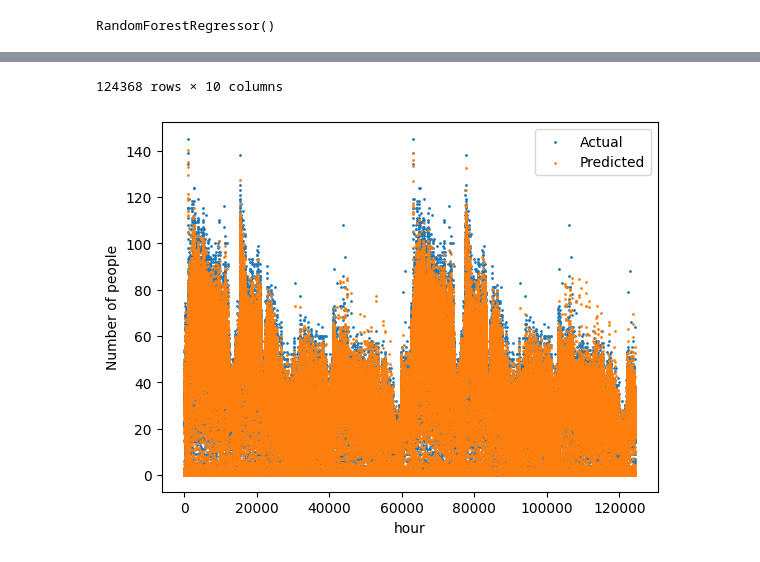
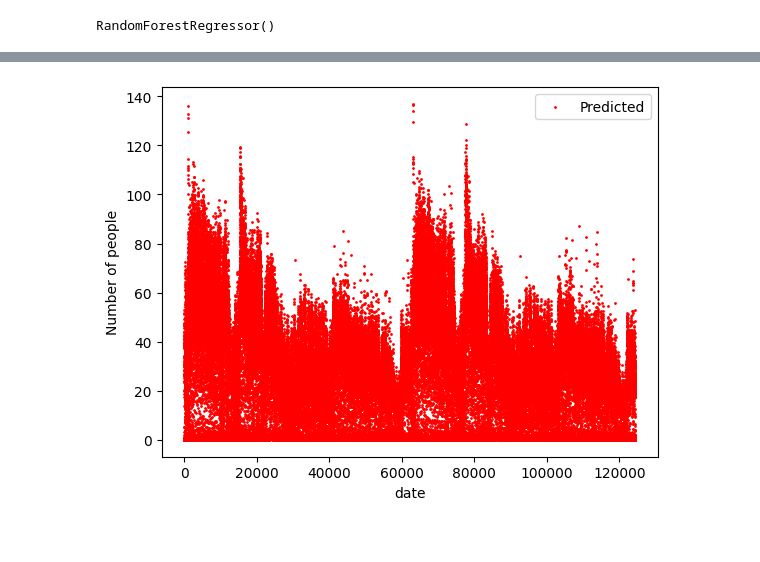
Before and after one commit to Pinkippo/ML_sprint, a Jupyter notebook: Model/RFR_GYM_model.ipynb, the cells around one changed output, grey strips where cells are left out. Drawn from its saved outputs; the diff is of its cells as text; code cells hidden in the pictures.

```diff
--- a/Model/RFR_GYM_model.ipynb
+++ b/Model/RFR_GYM_model.ipynb
@@ -141,5 +141,9 @@ print(model.predict(test_predict))
 X_scale = scaler.transform(X)
 pred = model.predict(X_scale)
 
-X
+plt.scatter(X.index, pred, s=1, color='red', label='Predicted')
+plt.xlabel('date')
+plt.ylabel('Number of people')
+plt.legend()
+plt.show()
 # %% [output]
@@ -158,11 +150 @@ X
-124368 rows × 10 columns
+[figure, added]
-# %%
-plt.scatter(X.index, y, s=1, label='Actual')
-plt.scatter(X.index, pred, s=1, label='Predicted')
-
-plt.xlabel('hour')
-plt.ylabel('Number of people')
-plt.legend()
-plt.show()
-# %% [output]
-[figure, removed]
```
Also changed, not shown: parts of 4 cells of this notebook, 2 other files.
